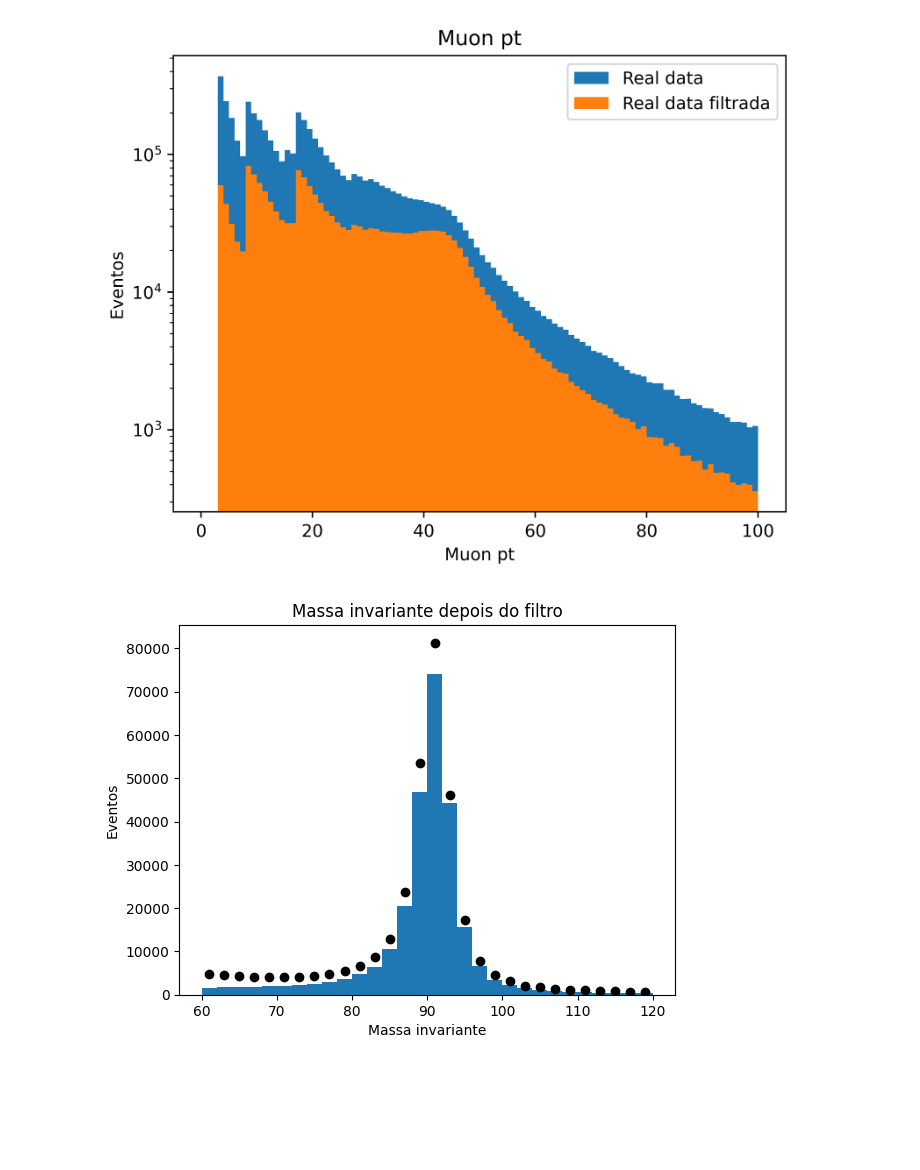
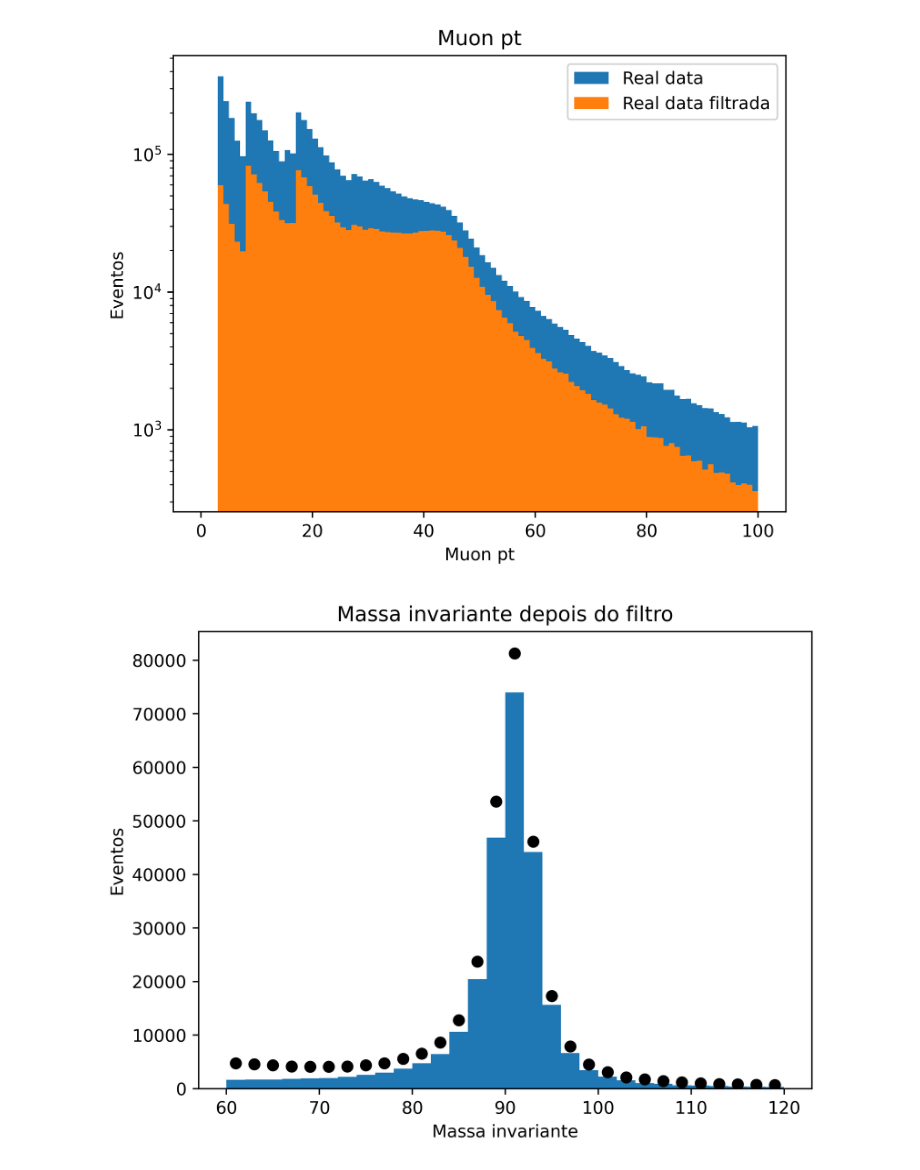
Before and after one commit to ms-cmy/IAD, a Jupyter notebook: ultima_apresentacao_juncao.ipynb, the cells around one changed output. Drawn from its saved outputs; the diff is of its cells as text; code cells hidden in the pictures; blank space fills up the shorter version.

```diff
--- a/ultima_apresentacao_juncao.ipynb
+++ b/ultima_apresentacao_juncao.ipynb
@@ -22,7 +31,7 @@ MASS_MAX = 120
 BINS = 30
 DPI = 500
 
-def inv_mass(ak_vec1, ak_vec2):
+def inv_mass(ak_vec1: ak.Array, ak_vec2: ak.Array) -> ak.Array:
     return ak.flatten(np.sqrt(
         2 * ak_vec1.pt * ak_vec2.pt * (np.cosh(ak_vec1.eta - ak_vec2.eta) - np.cos(ak_vec1.phi - ak_vec2.phi))
     ))
@@ -37,7 +46,6 @@ def inv_mass_expand(ak_array: ak.Array) -> ak.Array:
     if FILTER_MASS:
         mass = mass[(mass > MASS_MIN) & (mass < MASS_MAX)]
     return mass
-
 
 def generete_data(file_path: str, branches: list[str]) -> ak.Array:
     with uproot.open(file_path) as file:
@@ -178,11 +189,12 @@ mass = inv_mass_expand(filtered)
 
 bin_centers, hist_counts = generate_points(mass_real)
 # %%
+plt.figure(dpi=DPI)
 plt.hist(mass, bins=BINS, label="MC Data")
 plt.scatter(bin_centers, hist_counts, label="real data", color="black")
 plt.xlabel("Massa invariante")
 plt.ylabel("Eventos")
 plt.title("Massa invariante depois do filtro")
 plt.show()
 # %% [output]
-[figure, old version]
+[figure, new version]
```
Also changed, not shown: parts of 7 cells of this notebook.
